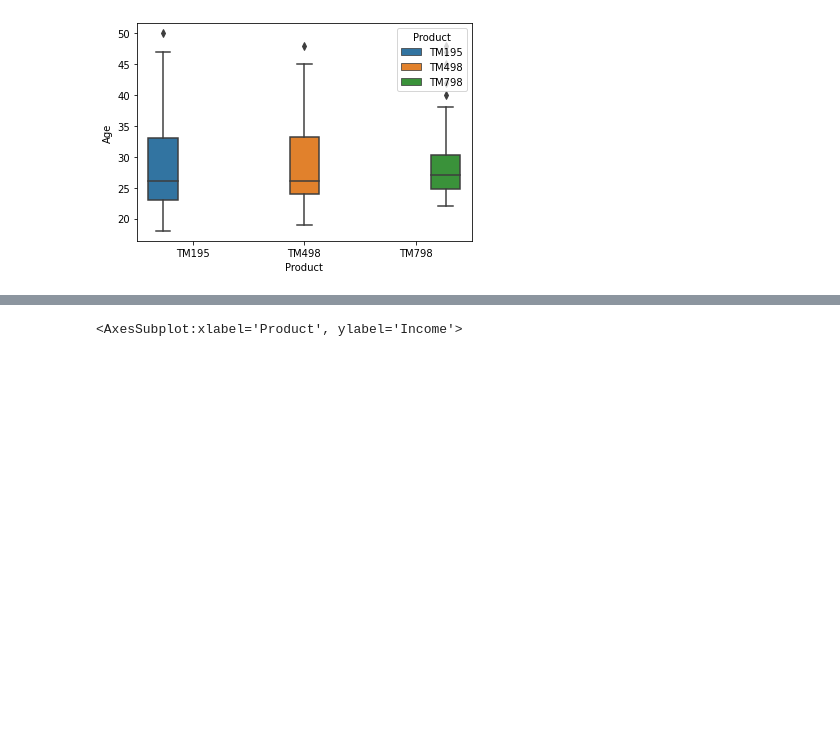
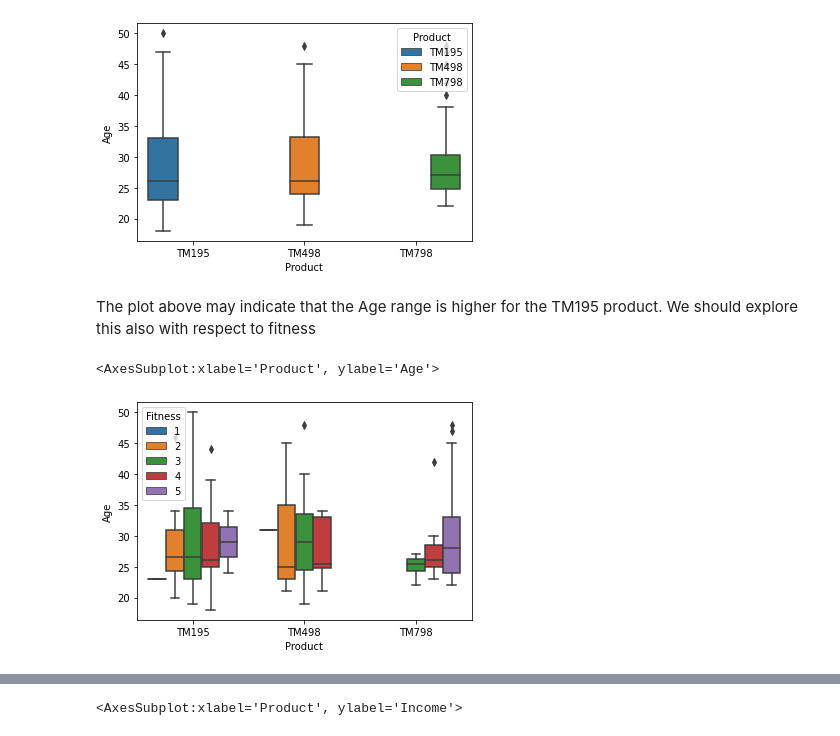
Before and after one commit to FelixOnofrei/Data-Science, a Jupyter notebook: Cardio_Dataset_EDA_Descriptive_Statistics.ipynb, the cells around one changed output, grey strips where cells are left out. Drawn from its saved outputs; the diff is of its cells as text; code cells hidden in the pictures; blank space fills up the shorter version.

```diff
--- a/Cardio_Dataset_EDA_Descriptive_Statistics.ipynb
+++ b/Cardio_Dataset_EDA_Descriptive_Statistics.ipynb
@@ -57,3 +57,10 @@ ax = sb.boxplot(x='Product',y='Age',data=df, hue='Product')
 sb.move_legend(ax, loc='upper right')
 # %% [output]
 [figure]
+# %% [markdown]
+The plot above may indicate that the Age range is higher for the TM195 product. We should explore this also with respect to fitness
+# %%
+sb.boxplot(x='Product',y='Age',data=df, hue='Fitness')
+# %% [output]
+<AxesSubplot:xlabel='Product', ylabel='Age'>
+[figure, added]
```
Also changed, not shown: parts of 9 cells of this notebook.
